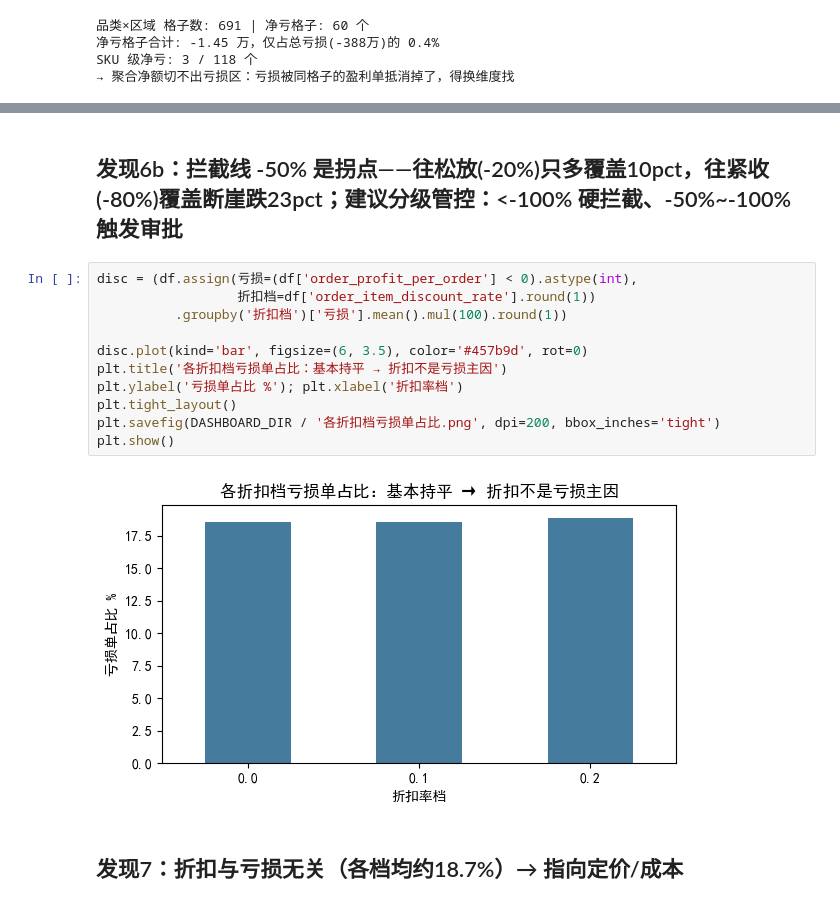
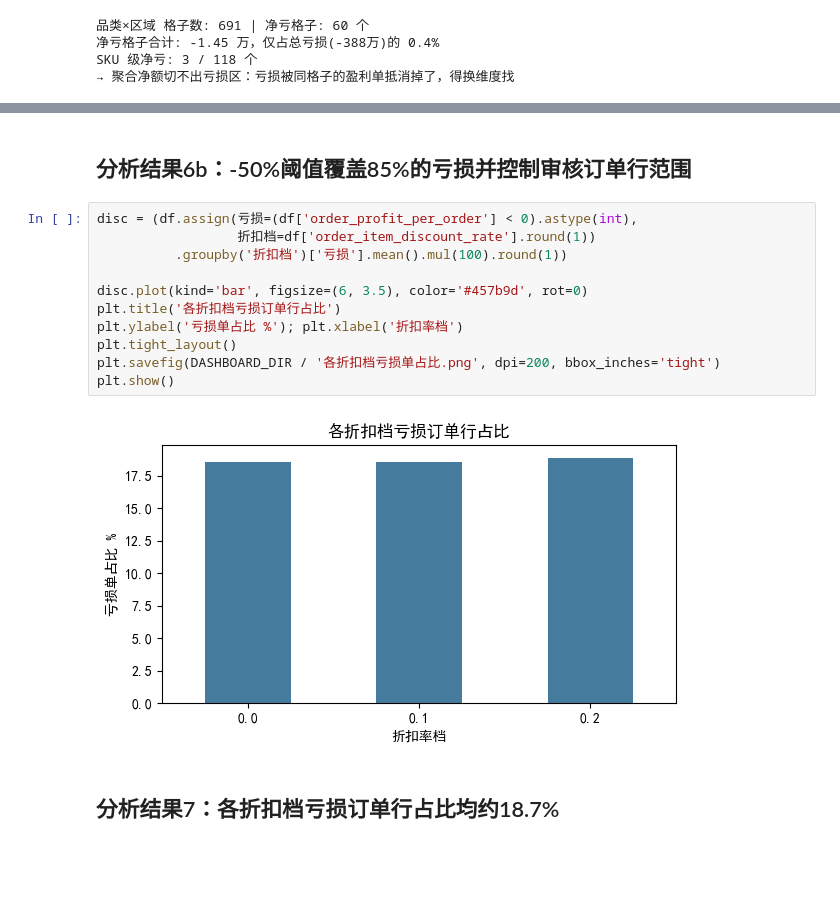
Before and after one commit to NAYO666/dataco-supply-chain-analysis, a Jupyter notebook: notebooks/01_eda.ipynb, the cells around one changed output, grey strips where cells are left out. Saved outputs shown, nothing was run; the diff lists cells and outputs as text; blank space fills up the shorter version.

```diff
--- a/notebooks/01_eda.ipynb
+++ b/notebooks/01_eda.ipynb
@@ -261,18 +261,18 @@ plt.show()
 # %% [markdown]
-## 发现6b：拦截线 -50% 是拐点——往松放(-20%)只多覆盖10pct，往紧收(-80%)覆盖断崖跌23pct；建议分级管控：<-100% 硬拦截、-50%~-100% 触发审批
+## 分析结果6b：-50%阈值覆盖85%的亏损并控制审核订单行范围
 # %%
 disc = (df.assign(亏损=(df['order_profit_per_order'] < 0).astype(int),
                   折扣档=df['order_item_discount_rate'].round(1))
           .groupby('折扣档')['亏损'].mean().mul(100).round(1))
 
 disc.plot(kind='bar', figsize=(6, 3.5), color='#457b9d', rot=0)
-plt.title('各折扣档亏损单占比：基本持平 → 折扣不是亏损主因')
+plt.title('各折扣档亏损订单行占比')
 plt.ylabel('亏损单占比 %'); plt.xlabel('折扣率档')
 plt.tight_layout()
 plt.savefig(DASHBOARD_DIR / '各折扣档亏损单占比.png', dpi=200, bbox_inches='tight')
 plt.show()
 # %% [output]
-[figure, old version]
+[figure, new version]
 # %% [markdown]
-## 发现7：折扣与亏损无关（各档均约18.7%）→ 指向定价/成本
+## 分析结果7：各折扣档亏损订单行占比均约18.7%
 # %% [markdown]
```
Also changed, not shown: parts of 11 cells of this notebook, 29 other files.
